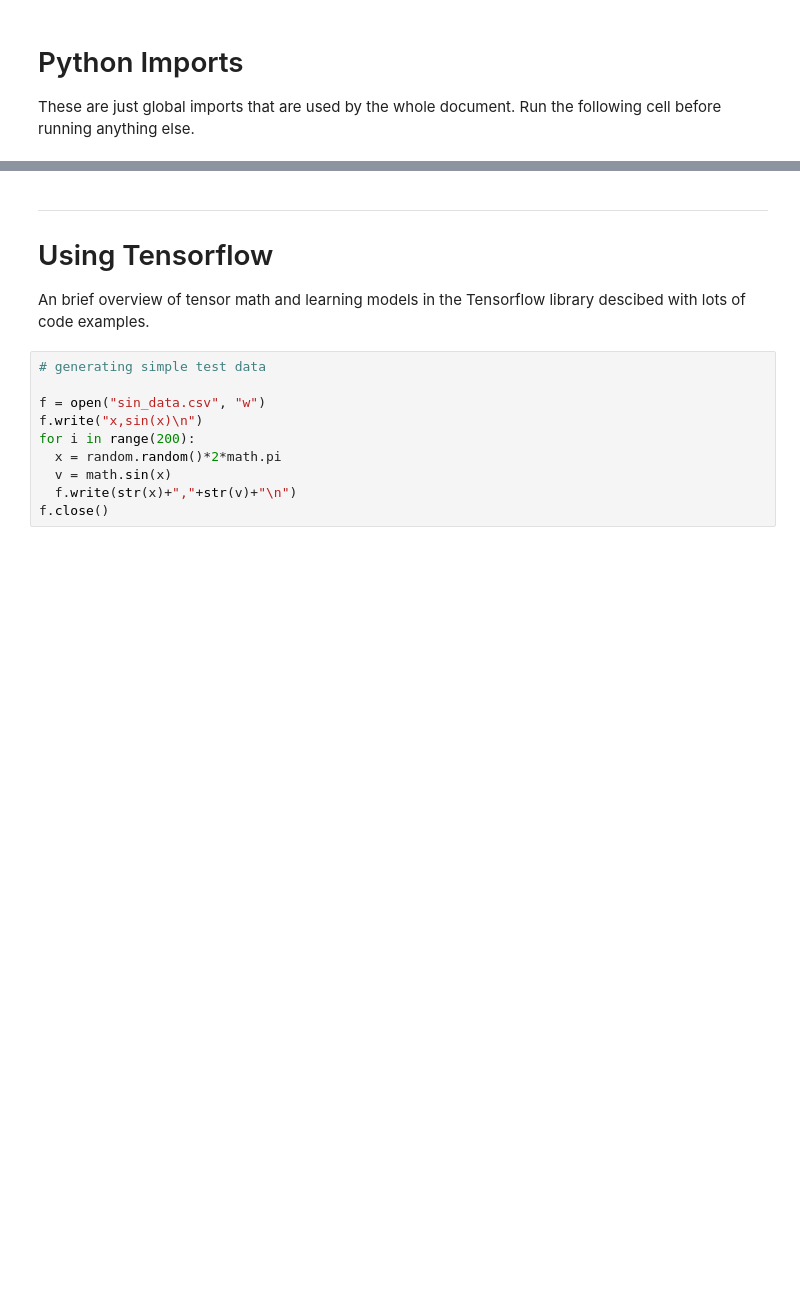
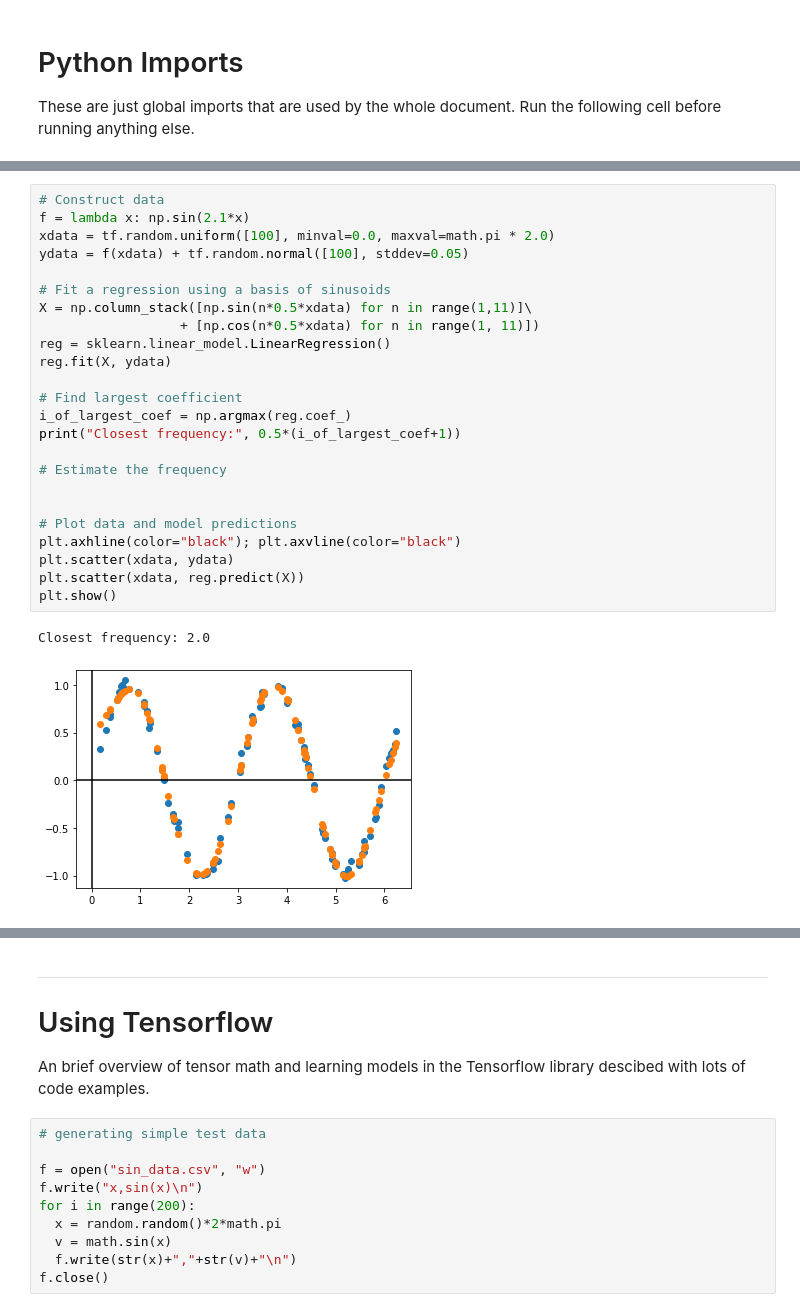
Before and after one commit to cps491sp21-team13/cps491sp21-main-repo, a Jupyter notebook: CPS491.ipynb, the cells around one changed output, grey strips where cells are left out. Cells and saved outputs as stored; diff of their text form; blank space fills up the shorter version.

```diff
--- a/CPS491.ipynb
+++ b/CPS491.ipynb
@@ -66,0 +306,27 @@ $$ f(x) = \sum_{n=0}^{\infty} \frac{f^{(n)}(a)}{n!} (x - a)^n \qquad \forall x,
+# %%
+# Construct data
+f = lambda x: np.sin(2.1*x)
+xdata = tf.random.uniform([100], minval=0.0, maxval=math.pi * 2.0)
+ydata = f(xdata) + tf.random.normal([100], stddev=0.05)
+
+# Fit a regression using a basis of sinusoids
+X = np.column_stack([np.sin(n*0.5*xdata) for n in range(1,11)]\
+                  + [np.cos(n*0.5*xdata) for n in range(1, 11)])
+reg = sklearn.linear_model.LinearRegression()
+reg.fit(X, ydata)
+
+# Find largest coefficient
+i_of_largest_coef = np.argmax(reg.coef_)
+print("Closest frequency:", 0.5*(i_of_largest_coef+1))
+
+# Estimate the frequency
+
+
+# Plot data and model predictions
+plt.axhline(color="black"); plt.axvline(color="black")
+plt.scatter(xdata, ydata)
+plt.scatter(xdata, reg.predict(X))
+plt.show()
+# %% [output]
+Closest frequency: 2.0
+[figure, added]
```
Also changed, not shown: parts of 98 cells of this notebook, 5 other files.
